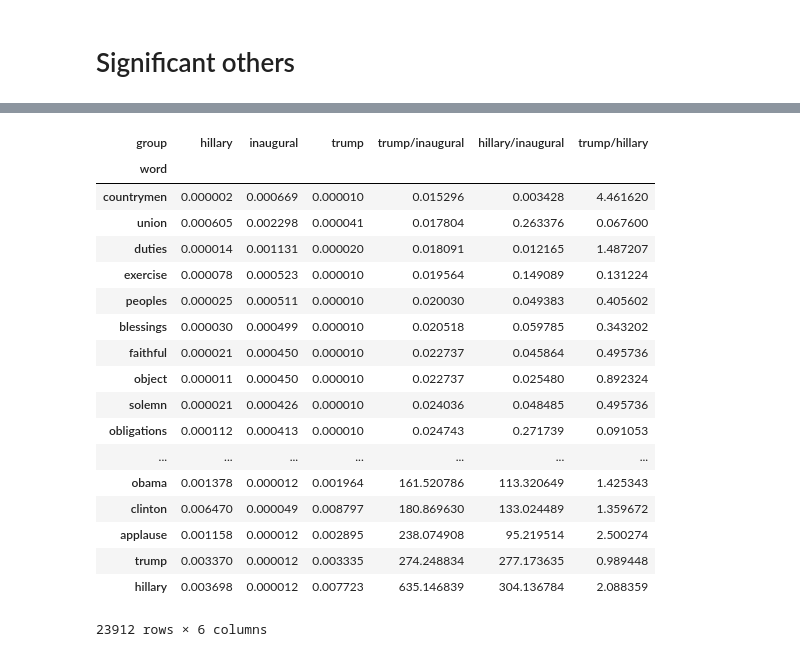
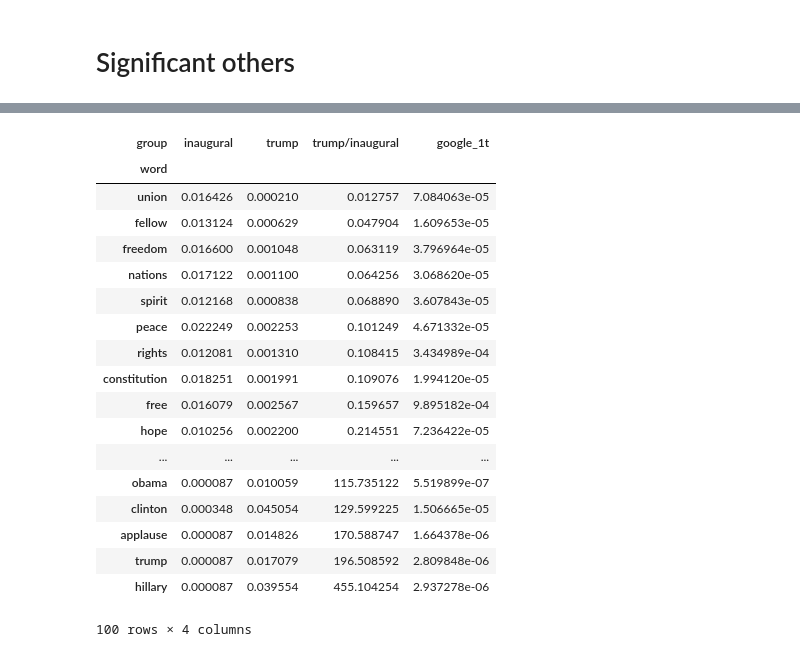
Before and after one commit to chbrown/presidents, a Jupyter notebook: notebooks/Words-with-Trump.ipynb, the cells around one changed output, grey strips where cells are left out. Saved outputs shown, nothing was run; the diff lists cells and outputs as text; code cells hidden in the pictures.

```diff
--- a/notebooks/Words-with-Trump.ipynb
+++ b/notebooks/Words-with-Trump.ipynb
@@ -312,0 +343,4 @@ df_counts
+# %%
+# recount with condensed vocab
+df_counts = pd.DataFrame.from_dict(iter_counts(groups, vocab, 1.0)).groupby('group').apply(set_proportion)
+# df_counts.sort_values('proportion', ascending=False)
@@ -336,2 +370,6 @@ df_proportions
+# %%
+df_proportions['trump/inaugural'] = df_proportions.trump / df_proportions.inaugural
+# %%
+df_proportions['google_1t'] = df_proportions.index.map(lambda k: vocab_1t_frequencies[k])
 # %%
-pd.options.display.max_rows = 20
+pd.options.display.max_rows = 50
@@ -342,22 +376,22 @@ df_proportions_t['trump/hillary'] = df_proportions_t.trump / df_proportions_t.hi
 # %%
-df_proportions_t.sort_values('trump/inaugural')
+df_proportions.sort_values('trump/inaugural')
 # %% [output]
-| group | hillary | inaugural | trump | trump/inaugural | hillary/inaugural | trump/hillary |
-| word |  |  |  |  |  |  |
-| countrymen | 0.000002 | 0.000669 | 0.000010 | 0.015296 | 0.003428 | 4.461620 |
-| union | 0.000605 | 0.002298 | 0.000041 | 0.017804 | 0.263376 | 0.067600 |
-| duties | 0.000014 | 0.001131 | 0.000020 | 0.018091 | 0.012165 | 1.487207 |
-| exercise | 0.000078 | 0.000523 | 0.000010 | 0.019564 | 0.149089 | 0.131224 |
-| peoples | 0.000025 | 0.000511 | 0.000010 | 0.020030 | 0.049383 | 0.405602 |
-| blessings | 0.000030 | 0.000499 | 0.000010 | 0.020518 | 0.059785 | 0.343202 |
-| faithful | 0.000021 | 0.000450 | 0.000010 | 0.022737 | 0.045864 | 0.495736 |
-| object | 0.000011 | 0.000450 | 0.000010 | 0.022737 | 0.025480 | 0.892324 |
-| solemn | 0.000021 | 0.000426 | 0.000010 | 0.024036 | 0.048485 | 0.495736 |
-| obligations | 0.000112 | 0.000413 | 0.000010 | 0.024743 | 0.271739 | 0.091053 |
-| ... | ... | ... | ... | ... | ... | ... |
-| obama | 0.001378 | 0.000012 | 0.001964 | 161.520786 | 113.320649 | 1.425343 |
-| clinton | 0.006470 | 0.000049 | 0.008797 | 180.869630 | 133.024489 | 1.359672 |
-| applause | 0.001158 | 0.000012 | 0.002895 | 238.074908 | 95.219514 | 2.500274 |
-| trump | 0.003370 | 0.000012 | 0.003335 | 274.248834 | 277.173635 | 0.989448 |
-| hillary | 0.003698 | 0.000012 | 0.007723 | 635.146839 | 304.136784 | 2.088359 |
+| group | inaugural | trump | trump/inaugural | google_1t |
+| word |  |  |  |  |
+| union | 0.016426 | 0.000210 | 0.012757 | 7.084063e-05 |
+| fellow | 0.013124 | 0.000629 | 0.047904 | 1.609653e-05 |
+| freedom | 0.016600 | 0.001048 | 0.063119 | 3.796964e-05 |
+| nations | 0.017122 | 0.001100 | 0.064256 | 3.068620e-05 |
+| spirit | 0.012168 | 0.000838 | 0.068890 | 3.607843e-05 |
+| peace | 0.022249 | 0.002253 | 0.101249 | 4.671332e-05 |
+| rights | 0.012081 | 0.001310 | 0.108415 | 3.434989e-04 |
+| constitution | 0.018251 | 0.001991 | 0.109076 | 1.994120e-05 |
+| free | 0.016079 | 0.002567 | 0.159657 | 9.895182e-04 |
+| hope | 0.010256 | 0.002200 | 0.214551 | 7.236422e-05 |
+| ... | ... | ... | ... | ... |
+| obama | 0.000087 | 0.010059 | 115.735122 | 5.519899e-07 |
+| clinton | 0.000348 | 0.045054 | 129.599225 | 1.506665e-05 |
+| applause | 0.000087 | 0.014826 | 170.588747 | 1.664378e-06 |
+| trump | 0.000087 | 0.017079 | 196.508592 | 2.809848e-06 |
+| hillary | 0.000087 | 0.039554 | 455.104254 | 2.937278e-06 |
-23912 rows × 6 columns
+100 rows × 4 columns
```
Also changed, not shown: parts of 46 cells of this notebook, 1 other file.
